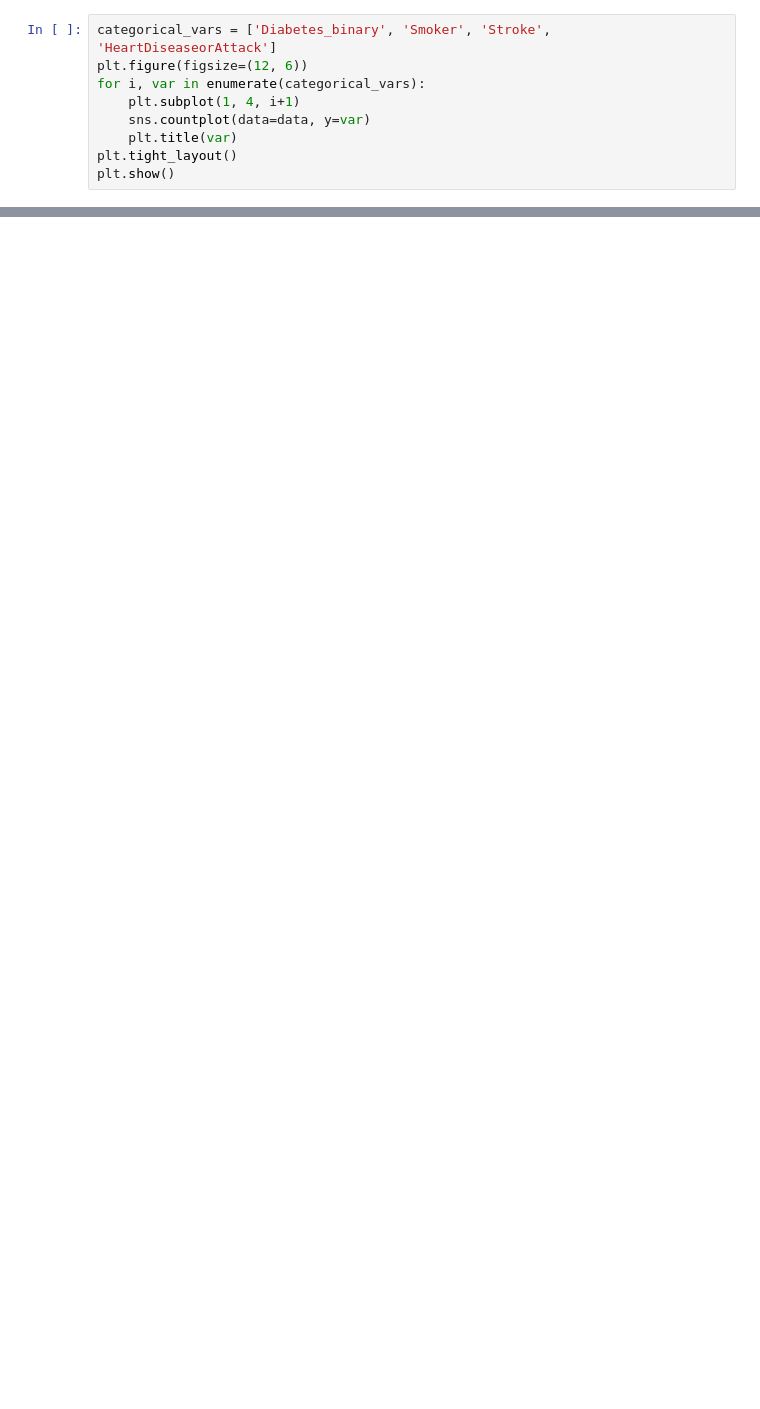
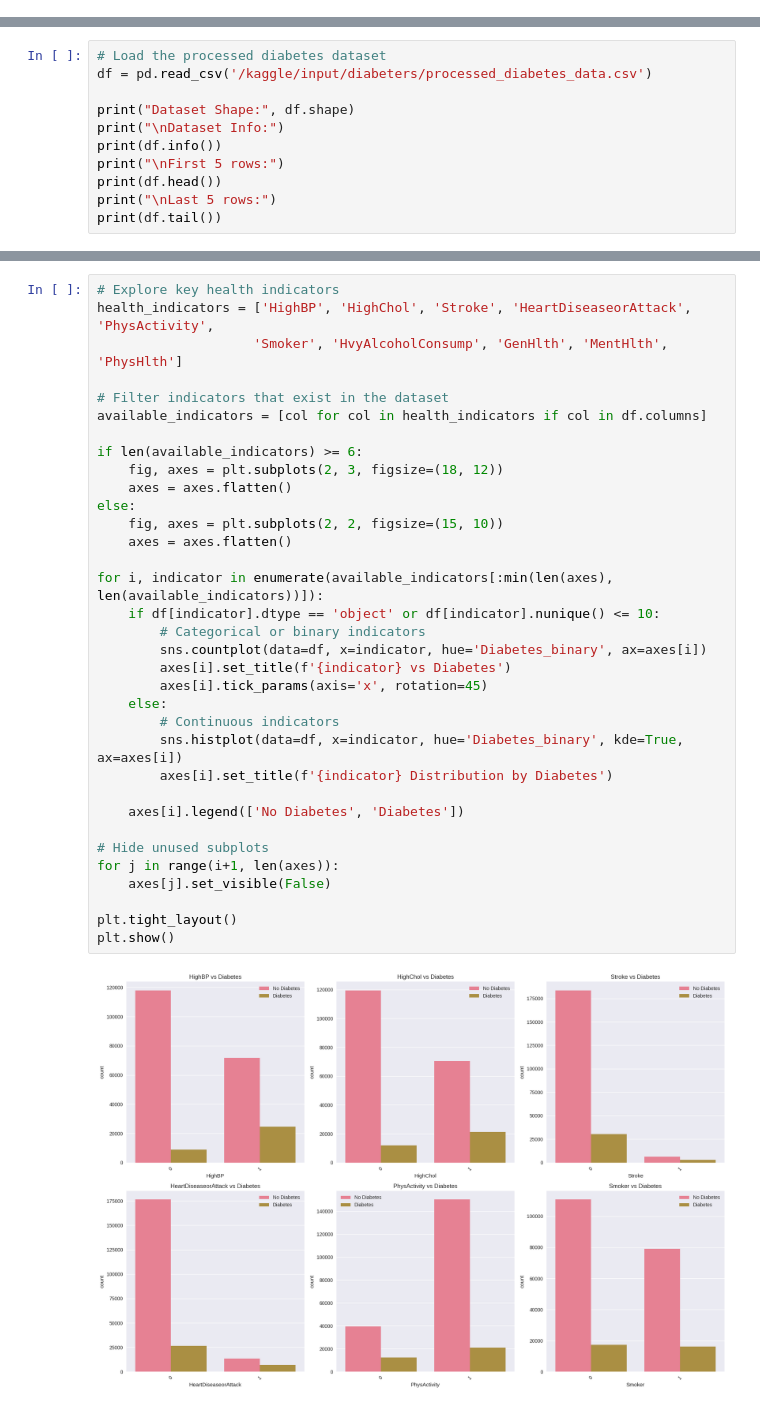
Before and after one commit to fernando-gunawan/portfolio-nando, a Jupyter notebook: public/notebooks/diabetes-prediction.ipynb, the cells around one changed output, grey strips where cells are left out. Drawn from its saved outputs; the diff is of its cells as text; blank space fills up the shorter version.

```diff
--- a/public/notebooks/diabetes-prediction.ipynb
+++ b/public/notebooks/diabetes-prediction.ipynb
@@ -137,9 +0,0 @@ plt.show()
-# %%
-categorical_vars = ['Diabetes_binary', 'Smoker', 'Stroke', 'HeartDiseaseorAttack']
-plt.figure(figsize=(12, 6))
-for i, var in enumerate(categorical_vars):
-    plt.subplot(1, 4, i+1)
-    sns.countplot(data=data, y=var)
-    plt.title(var)
-plt.tight_layout()
-plt.show()
@@ -254,0 +47,11 @@ plot_confusion_matrix(y_test, y_pred_xgb, 'XGBoost')
+# %%
+# Load the processed diabetes dataset
+df = pd.read_csv('/kaggle/input/diabeters/processed_diabetes_data.csv')
+
+print("Dataset Shape:", df.shape)
+print("\nDataset Info:")
+print(df.info())
+print("\nFirst 5 rows:")
+print(df.head())
+print("\nLast 5 rows:")
+print(df.tail())
@@ -254,0 +156,36 @@ plot_confusion_matrix(y_test, y_pred_xgb, 'XGBoost')
+# %%
+# Explore key health indicators
+health_indicators = ['HighBP', 'HighChol', 'Stroke', 'HeartDiseaseorAttack', 'PhysActivity',
+                    'Smoker', 'HvyAlcoholConsump', 'GenHlth', 'MentHlth', 'PhysHlth']
+
+# Filter indicators that exist in the dataset
+available_indicators = [col for col in health_indicators if col in df.columns]
+
+if len(available_indicators) >= 6:
+    fig, axes = plt.subplots(2, 3, figsize=(18, 12))
+    axes = axes.flatten()
+else:
+    fig, axes = plt.subplots(2, 2, figsize=(15, 10))
+    axes = axes.flatten()
+
+for i, indicator in enumerate(available_indicators[:min(len(axes), len(available_indicators))]):
+    if df[indicator].dtype == 'object' or df[indicator].nunique() <= 10:
+        # Categorical or binary indicators
+        sns.countplot(data=df, x=indicator, hue='Diabetes_binary', ax=axes[i])
+        axes[i].set_title(f'{indicator} vs Diabetes')
+        axes[i].tick_params(axis='x', rotation=45)
+    else:
+        # Continuous indicators
+        sns.histplot(data=df, x=indicator, hue='Diabetes_binary', kde=True, ax=axes[i])
+        axes[i].set_title(f'{indicator} Distribution by Diabetes')
+
+    axes[i].legend(['No Diabetes', 'Diabetes'])
+
+# Hide unused subplots
+for j in range(i+1, len(axes)):
+    axes[j].set_visible(False)
+
+plt.tight_layout()
+plt.show()
+# %% [output]
+[figure, added]
```
Also changed, not shown: parts of 51 cells of this notebook, 3 other files.
